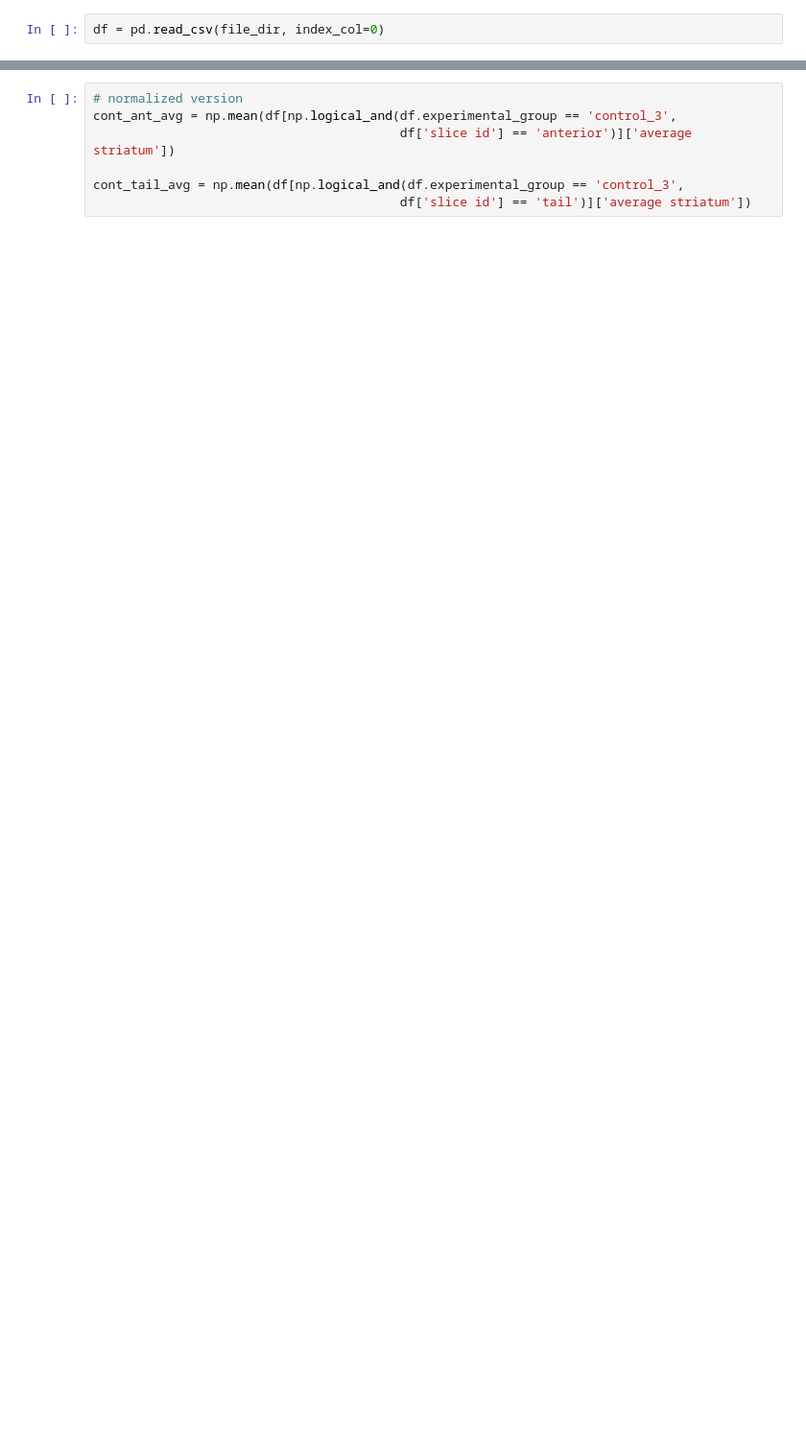
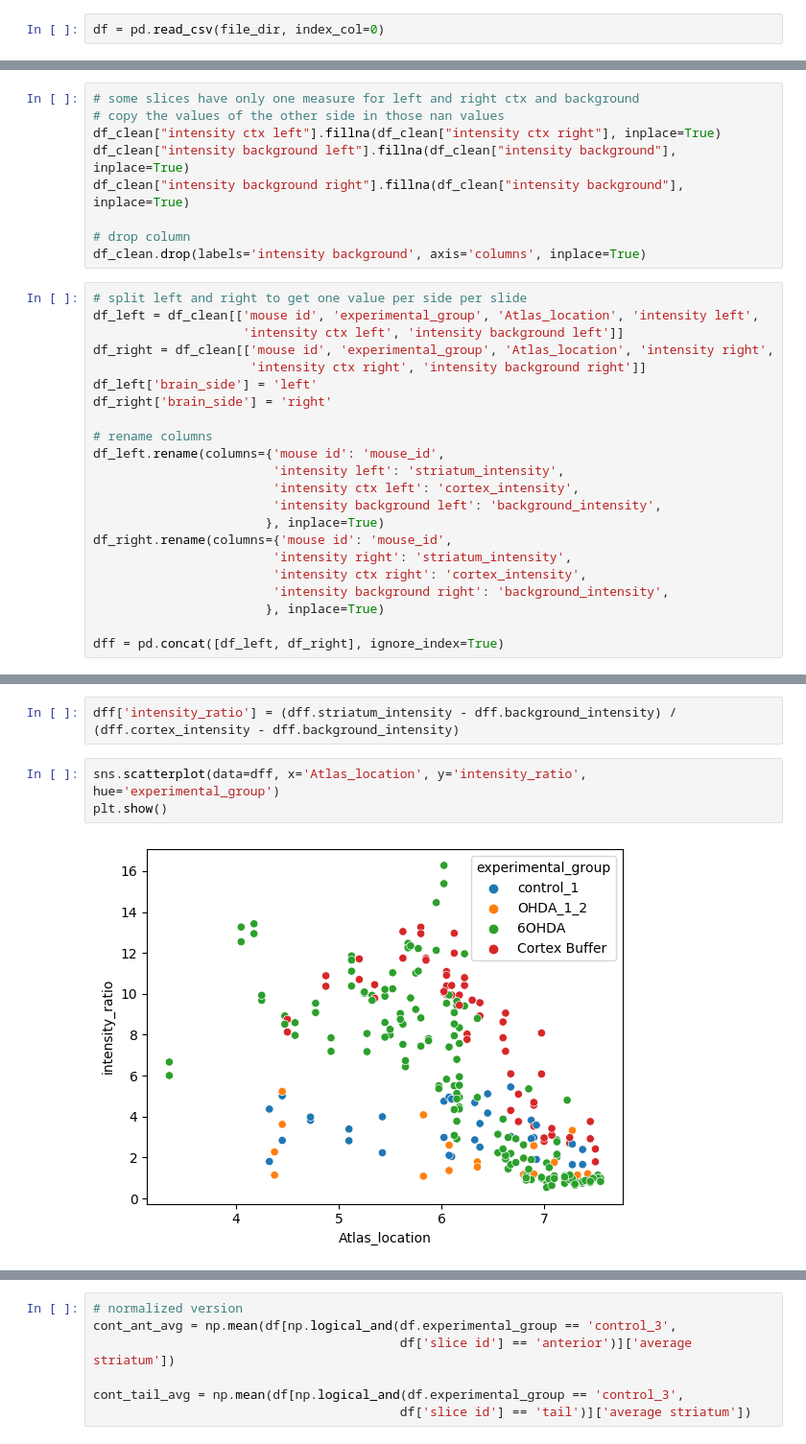
Before and after one commit to HernandoMV/6OHDA_image_analysis, a Jupyter notebook: 6OHDA_analysis.ipynb, the cells around one changed output, grey strips where cells are left out. Shown: that part at 96% size. Cells and saved outputs as stored; diff of their text form; blank space fills up the shorter version.

```diff
--- a/6OHDA_analysis.ipynb
+++ b/6OHDA_analysis.ipynb
@@ -54,0 +119,31 @@ df
+# %%
+# some slices have only one measure for left and right ctx and background
+# copy the values of the other side in those nan values
+df_clean["intensity ctx left"].fillna(df_clean["intensity ctx right"], inplace=True)
+df_clean["intensity background left"].fillna(df_clean["intensity background"], inplace=True)
+df_clean["intensity background right"].fillna(df_clean["intensity background"], inplace=True)
+
+# drop column
+df_clean.drop(labels='intensity background', axis='columns', inplace=True)
+# %%
+# split left and right to get one value per side per slide
+df_left = df_clean[['mouse id', 'experimental_group', 'Atlas_location', 'intensity left',
+                    'intensity ctx left', 'intensity background left']]
+df_right = df_clean[['mouse id', 'experimental_group', 'Atlas_location', 'intensity right',
+                     'intensity ctx right', 'intensity background right']]
+df_left['brain_side'] = 'left'
+df_right['brain_side'] = 'right'
+
+# rename columns
+df_left.rename(columns={'mouse id': 'mouse_id',
+                        'intensity left': 'striatum_intensity',
+                        'intensity ctx left': 'cortex_intensity',
+                        'intensity background left': 'background_intensity',
+                       }, inplace=True)
+df_right.rename(columns={'mouse id': 'mouse_id',
+                        'intensity right': 'striatum_intensity',
+                        'intensity ctx right': 'cortex_intensity',
+                        'intensity background right': 'background_intensity',
+                       }, inplace=True)
+
+dff = pd.concat([df_left, df_right], ignore_index=True)
@@ -54,0 +166,7 @@ df
+# %%
+dff['intensity_ratio'] = (dff.striatum_intensity - dff.background_intensity) / (dff.cortex_intensity - dff.background_intensity)
+# %%
+sns.scatterplot(data=dff, x='Atlas_location', y='intensity_ratio', hue='experimental_group')
+plt.show()
+# %% [output]
+[figure, added]
```
Also changed, not shown: parts of 25 cells of this notebook.
